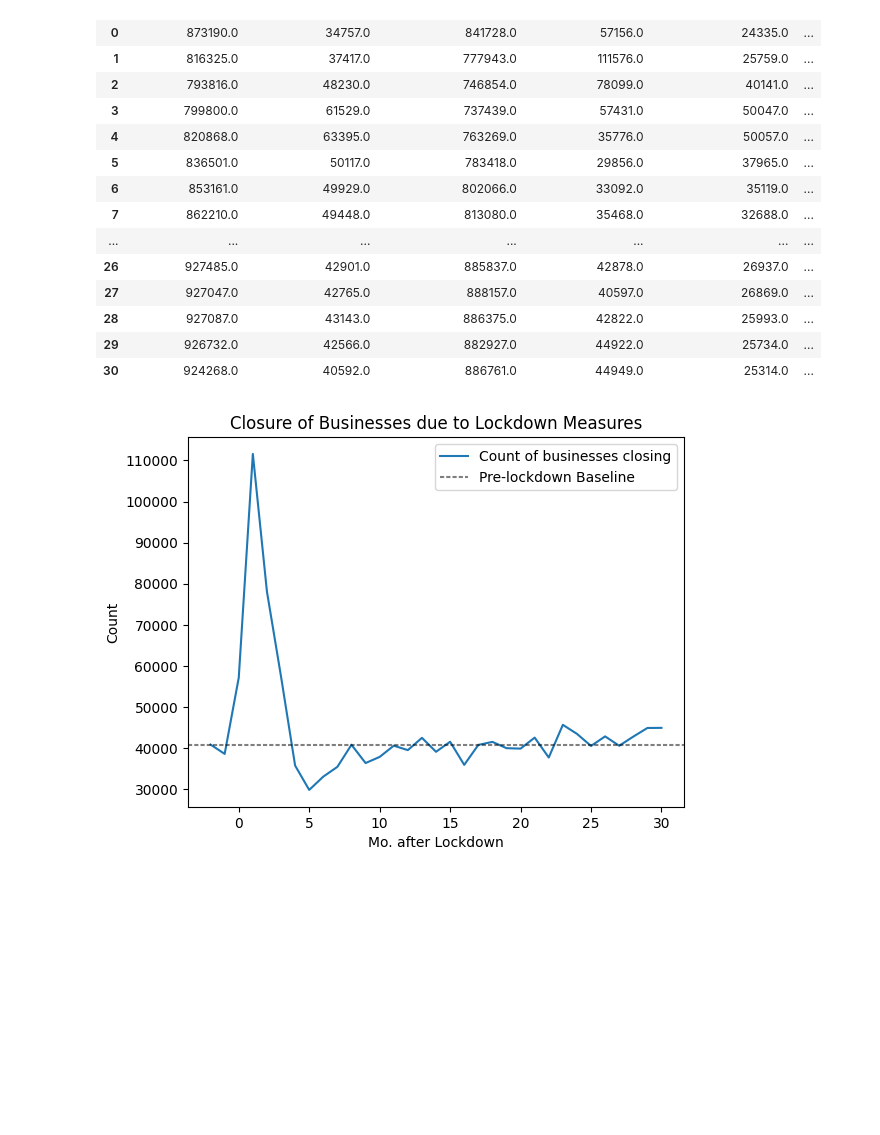
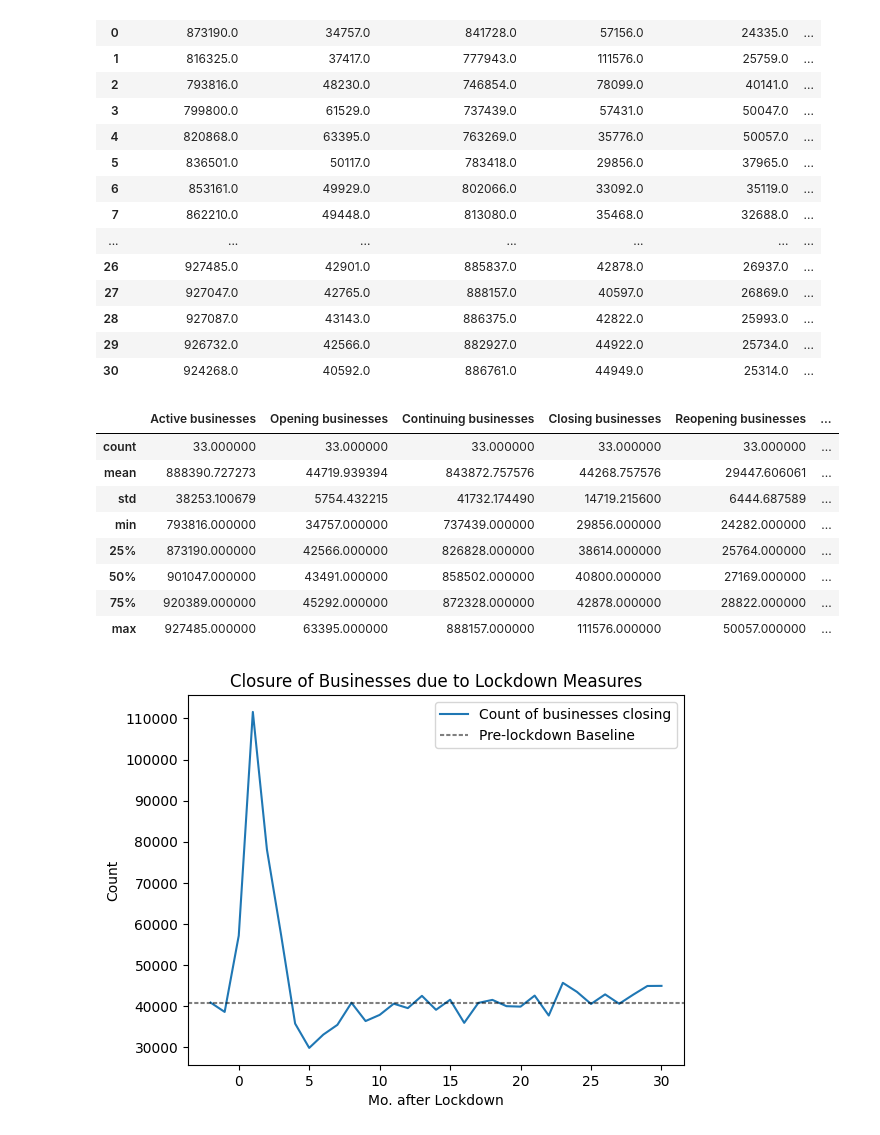
Before and after one commit to shayan-saif/storytelling-1, a Jupyter notebook: notebooks/main.ipynb, the cells around one changed output. Cells and saved outputs as stored; diff of their text form; code cells hidden in the pictures; blank space fills up the shorter version.

```diff
--- a/notebooks/main.ipynb
+++ b/notebooks/main.ipynb
@@ -29,6 +29,18 @@ df
 | 28 | 927087.0 | 43143.0 | 886375.0 | 42822.0 | 25993.0 | ... |
 | 29 | 926732.0 | 42566.0 | 882927.0 | 44922.0 | 25734.0 | ... |
 | 30 | 924268.0 | 40592.0 | 886761.0 | 44949.0 | 25314.0 | ... |
+# %%
+df.describe()
+# %% [output]
+|  | Active businesses | Opening businesses | Continuing businesses | Closing businesses | Reopening businesses | ... |
+| count | 33.000000 | 33.000000 | 33.000000 | 33.000000 | 33.000000 | ... |
+| mean | 888390.727273 | 44719.939394 | 843872.757576 | 44268.757576 | 29447.606061 | ... |
+| std | 38253.100679 | 5754.432215 | 41732.174490 | 14719.215600 | 6444.687589 | ... |
+| min | 793816.000000 | 34757.000000 | 737439.000000 | 29856.000000 | 24282.000000 | ... |
+| 25% | 873190.000000 | 42566.000000 | 826828.000000 | 38614.000000 | 25764.000000 | ... |
+| 50% | 901047.000000 | 43491.000000 | 858502.000000 | 40800.000000 | 27169.000000 | ... |
+| 75% | 920389.000000 | 45292.000000 | 872328.000000 | 42878.000000 | 28822.000000 | ... |
+| max | 927485.000000 | 63395.000000 | 888157.000000 | 111576.000000 | 50057.000000 | ... |
 # %%
 import matplotlib.pyplot as plt
 
```
